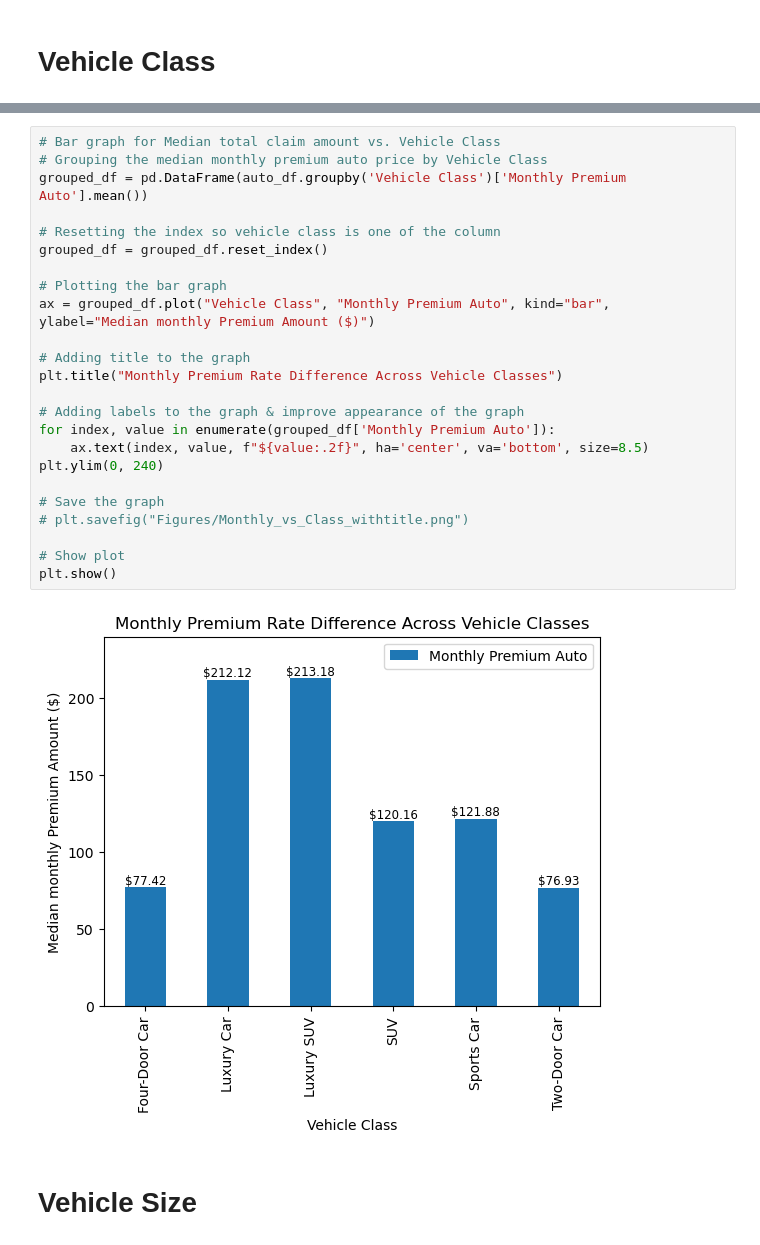
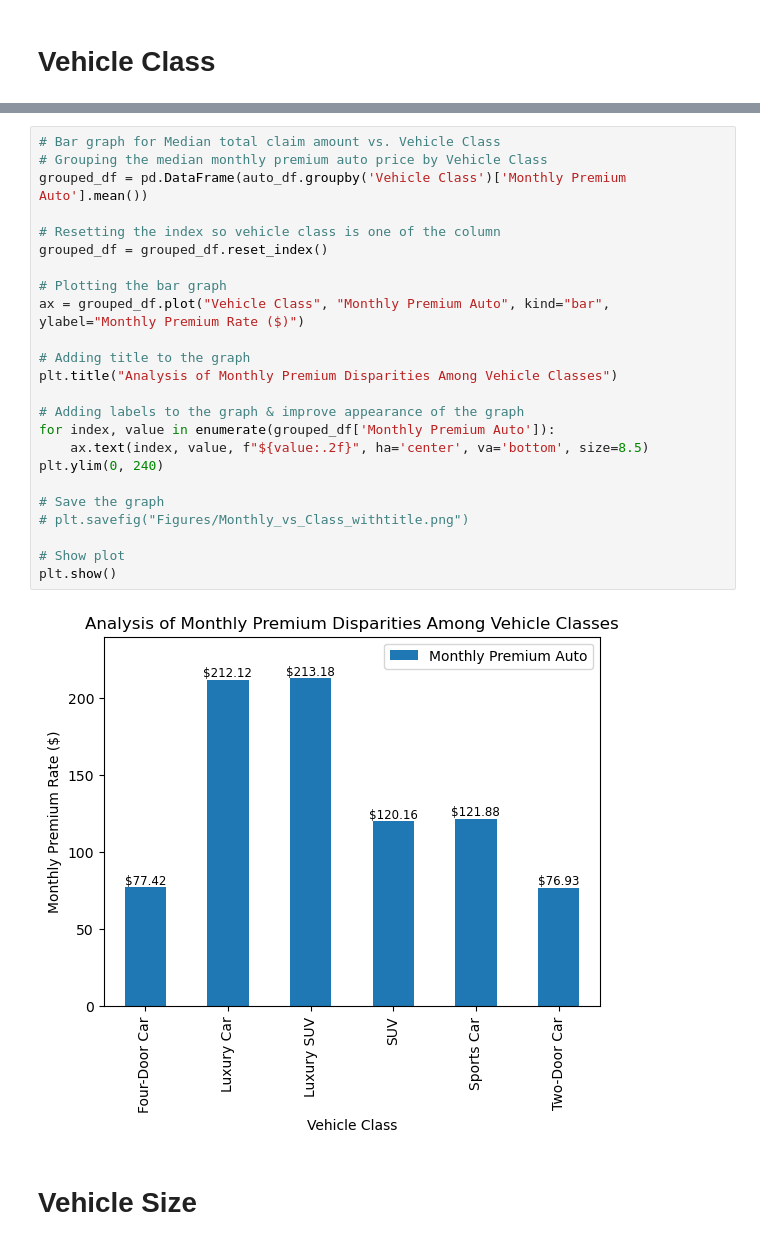
Before and after one commit to rdeshir10/Understanding_car_insurance, a Jupyter notebook: car_insurance.ipynb, the cells around one changed output, grey strips where cells are left out. Drawn from its saved outputs; the diff is of its cells as text.

```diff
--- a/car_insurance.ipynb
+++ b/car_insurance.ipynb
@@ -94,29 +94,29 @@ plt.show()
 # %%
 # Bar graph for Median total claim amount vs. Vehicle Class
 # Grouping the median monthly premium auto price by Vehicle Class
 grouped_df = pd.DataFrame(auto_df.groupby('Vehicle Class')['Monthly Premium Auto'].mean())
 
 # Resetting the index so vehicle class is one of the column
 grouped_df = grouped_df.reset_index()
 
 # Plotting the bar graph
-ax = grouped_df.plot("Vehicle Class", "Monthly Premium Auto", kind="bar", ylabel="Median monthly Premium Amount ($)")
+ax = grouped_df.plot("Vehicle Class", "Monthly Premium Auto", kind="bar", ylabel="Monthly Premium Rate ($)")
 
 # Adding title to the graph
-plt.title("Monthly Premium Rate Difference Across Vehicle Classes")
+plt.title("Analysis of Monthly Premium Disparities Among Vehicle Classes")
 
 # Adding labels to the graph & improve appearance of the graph
 for index, value in enumerate(grouped_df['Monthly Premium Auto']):
     ax.text(index, value, f"${value:.2f}", ha='center', va='bottom', size=8.5)
 plt.ylim(0, 240)
 
 # Save the graph
 # plt.savefig("Figures/Monthly_vs_Class_withtitle.png")
 
 # Show plot
 plt.show()
 # %% [output]
-[figure, old version]
+[figure, new version]
 # %% [markdown]
 # Vehicle Size
 # %%
```
Also changed, not shown: parts of 6 cells of this notebook.
